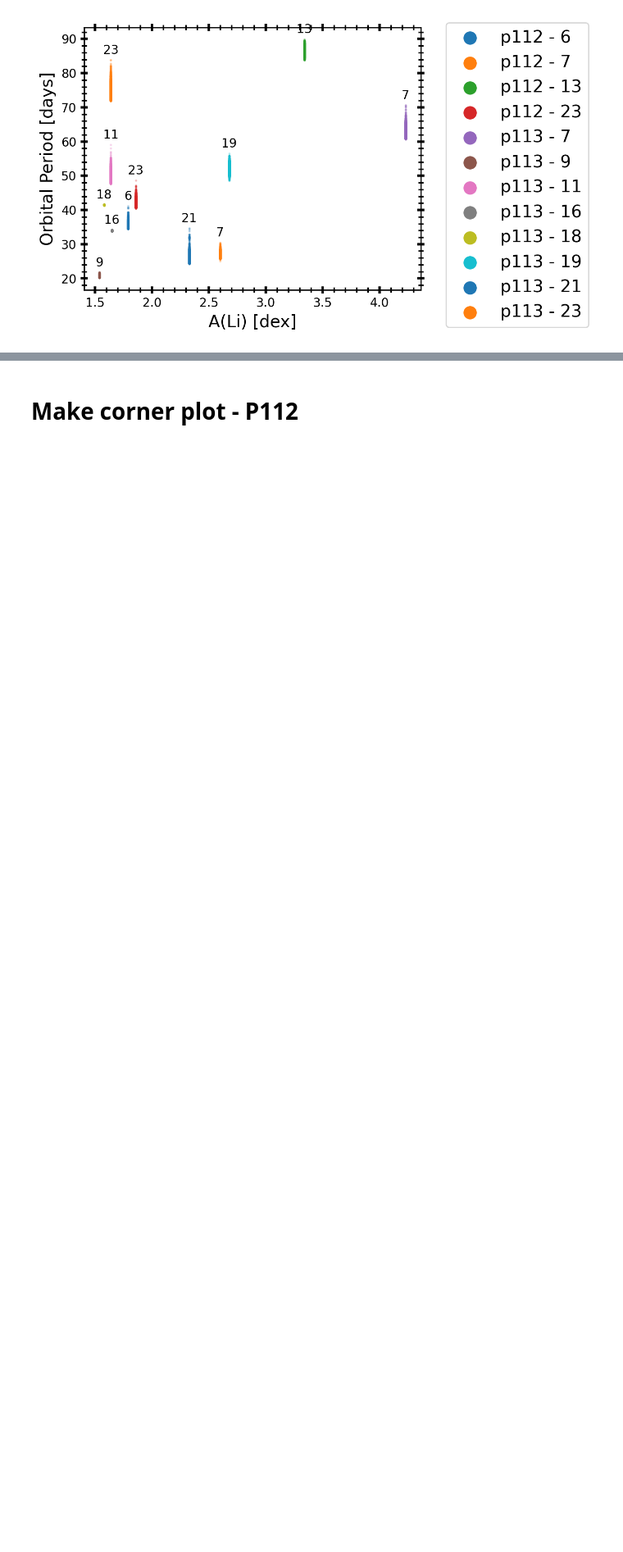
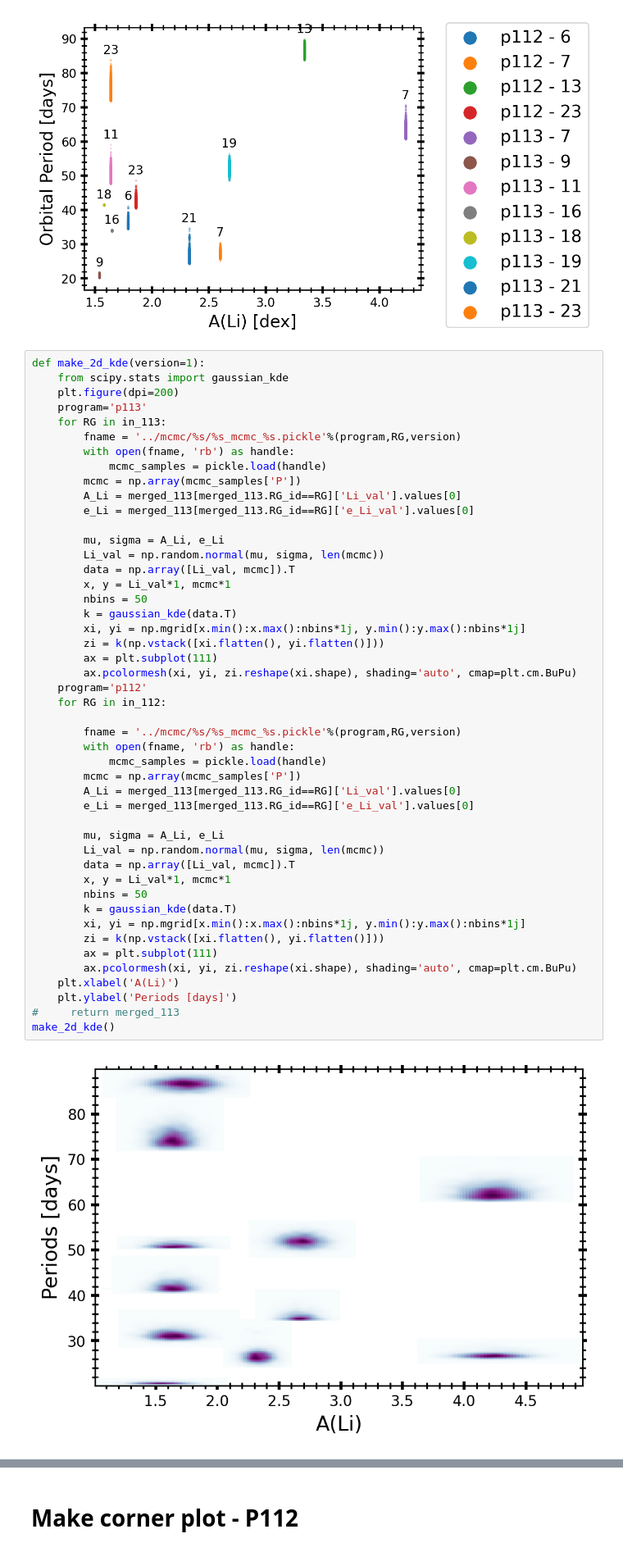
Before and after one commit to MaryumSayeed/ESPRESSO, a Jupyter notebook: scripts/rv_program.ipynb, the cells around one changed output, grey strips where cells are left out. Shown at 82% size. Drawn from its saved outputs; the diff is of its cells as text; blank space fills up the shorter version.

```diff
--- a/scripts/rv_program.ipynb
+++ b/scripts/rv_program.ipynb
@@ -680,3 +678,52 @@ def make_density_plot_P():
 make_density_plot_P()
 # %% [output]
 [figure]
+# %%
+def make_2d_kde(version=1):
+    from scipy.stats import gaussian_kde
+    plt.figure(dpi=200)
+    program='p113'
+    for RG in in_113:
+        fname = '../mcmc/%s/%s_mcmc_%s.pickle'%(program,RG,version)
+        with open(fname, 'rb') as handle:
+            mcmc_samples = pickle.load(handle)
+        mcmc = np.array(mcmc_samples['P'])
+        A_Li = merged_113[merged_113.RG_id==RG]['Li_val'].values[0]
+        e_Li = merged_113[merged_113.RG_id==RG]['e_Li_val'].values[0]
+
+        mu, sigma = A_Li, e_Li
+        Li_val = np.random.normal(mu, sigma, len(mcmc))
+        data = np.array([Li_val, mcmc]).T
+        x, y = Li_val*1, mcmc*1
+        nbins = 50
+        k = gaussian_kde(data.T)
+        xi, yi = np.mgrid[x.min():x.max():nbins*1j, y.min():y.max():nbins*1j]
+        zi = k(np.vstack([xi.flatten(), yi.flatten()]))
+        ax = plt.subplot(111)
+        ax.pcolormesh(xi, yi, zi.reshape(xi.shape), shading='auto', cmap=plt.cm.BuPu)
+    program='p112'
+    for RG in in_112:
+
+        fname = '../mcmc/%s/%s_mcmc_%s.pickle'%(program,RG,version)
+        with open(fname, 'rb') as handle:
+            mcmc_samples = pickle.load(handle)
+        mcmc = np.array(mcmc_samples['P'])
+        A_Li = merged_113[merged_113.RG_id==RG]['Li_val'].values[0]
+        e_Li = merged_113[merged_113.RG_id==RG]['e_Li_val'].values[0]
+
+        mu, sigma = A_Li, e_Li
+        Li_val = np.random.normal(mu, sigma, len(mcmc))
+        data = np.array([Li_val, mcmc]).T
+        x, y = Li_val*1, mcmc*1
+        nbins = 50
+        k = gaussian_kde(data.T)
+        xi, yi = np.mgrid[x.min():x.max():nbins*1j, y.min():y.max():nbins*1j]
+        zi = k(np.vstack([xi.flatten(), yi.flatten()]))
+        ax = plt.subplot(111)
+        ax.pcolormesh(xi, yi, zi.reshape(xi.shape), shading='auto', cmap=plt.cm.BuPu)
+    plt.xlabel('A(Li)')
+    plt.ylabel('Periods [days]')
+#     return merged_113
+make_2d_kde()
+# %% [output]
+[figure, added]
```
Also changed, not shown: parts of 9 cells of this notebook, 2 other files.
